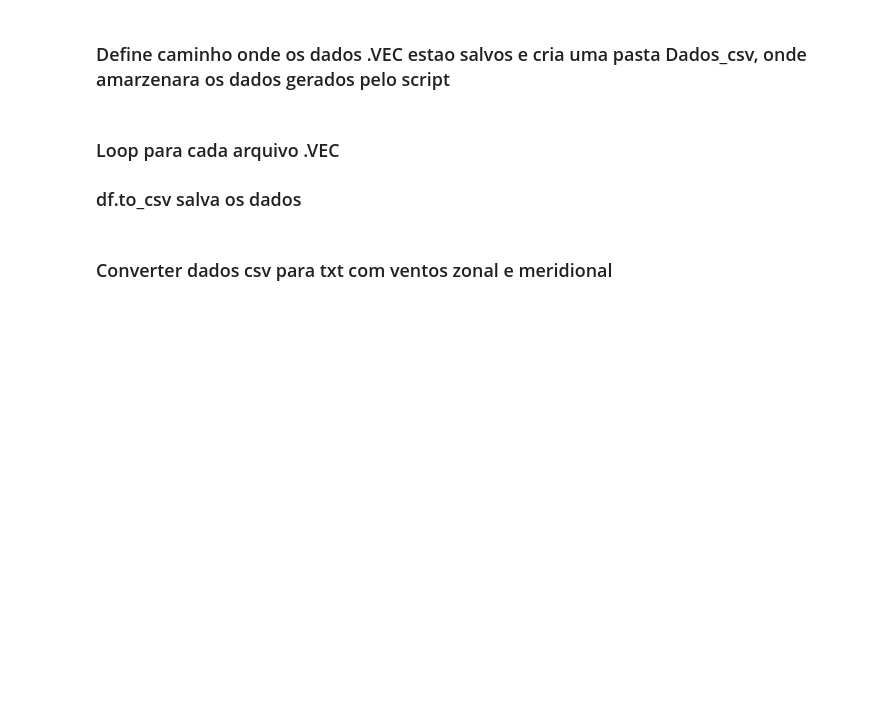
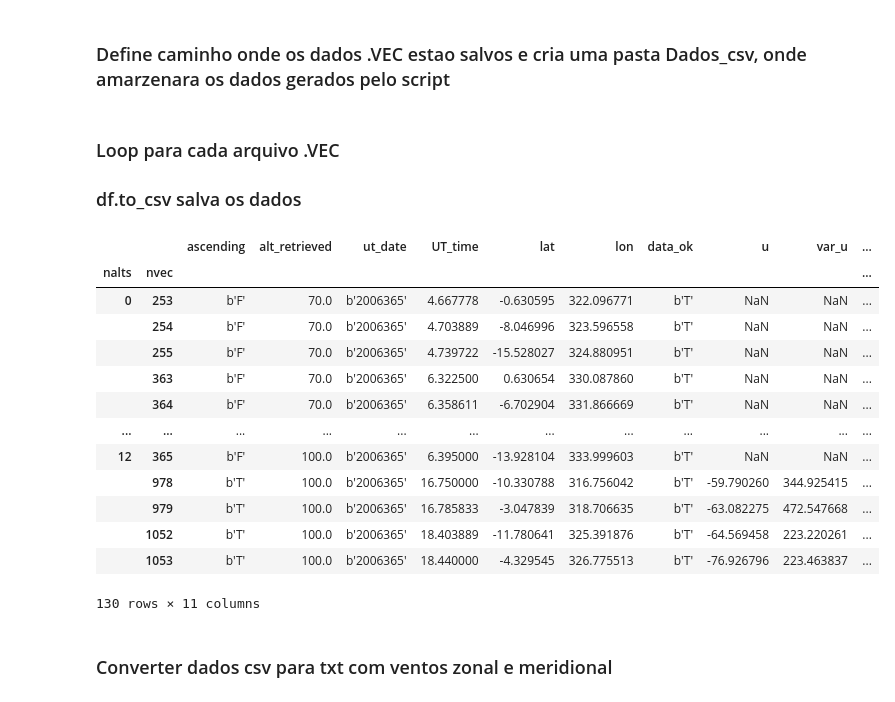
Before and after one commit to KateMorf/skiymet-tidi-plot, a Jupyter notebook: preparing_data_to_plot.ipynb, the cells around one changed output. Drawn from its saved outputs; the diff is of its cells as text; code cells hidden in the pictures; blank space fills up the shorter version.

```diff
--- a/preparing_data_to_plot.ipynb
+++ b/preparing_data_to_plot.ipynb
@@ -52,6 +52,23 @@ for arquivo in arqs:
     # comando para salvar os arquivos
     #your_name= nome para salvar os arquivos
     df2.to_csv(f'dados/tidi/dados_csv/{str(arquivo)[16:-4]}.csv', sep=';')
+# %%
+df2
+# %% [output]
+|  |  | ascending | alt_retrieved | ut_date | UT_time | lat | lon | data_ok | u | var_u | ... |
+| nalts | nvec |  |  |  |  |  |  |  |  |  | ... |
+| 0 | 253 | b'F' | 70.0 | b'2006365' | 4.667778 | -0.630595 | 322.096771 | b'T' | NaN | NaN | ... |
+|  | 254 | b'F' | 70.0 | b'2006365' | 4.703889 | -8.046996 | 323.596558 | b'T' | NaN | NaN | ... |
+|  | 255 | b'F' | 70.0 | b'2006365' | 4.739722 | -15.528027 | 324.880951 | b'T' | NaN | NaN | ... |
+|  | 363 | b'F' | 70.0 | b'2006365' | 6.322500 | 0.630654 | 330.087860 | b'T' | NaN | NaN | ... |
+|  | 364 | b'F' | 70.0 | b'2006365' | 6.358611 | -6.702904 | 331.866669 | b'T' | NaN | NaN | ... |
+| ... | ... | ... | ... | ... | ... | ... | ... | ... | ... | ... | ... |
+| 12 | 365 | b'F' | 100.0 | b'2006365' | 6.395000 | -13.928104 | 333.999603 | b'T' | NaN | NaN | ... |
+|  | 978 | b'T' | 100.0 | b'2006365' | 16.750000 | -10.330788 | 316.756042 | b'T' | -59.790260 | 344.925415 | ... |
+|  | 979 | b'T' | 100.0 | b'2006365' | 16.785833 | -3.047839 | 318.706635 | b'T' | -63.082275 | 472.547668 | ... |
+|  | 1052 | b'T' | 100.0 | b'2006365' | 18.403889 | -11.780641 | 325.391876 | b'T' | -64.569458 | 223.220261 | ... |
+|  | 1053 | b'T' | 100.0 | b'2006365' | 18.440000 | -4.329545 | 326.775513 | b'T' | -76.926796 | 223.463837 | ... |
+130 rows × 11 columns
 # %% [markdown]
 ### Converter dados csv para txt com ventos zonal e meridional
 # %% [markdown]
```
Also changed, not shown: 11 other files.
